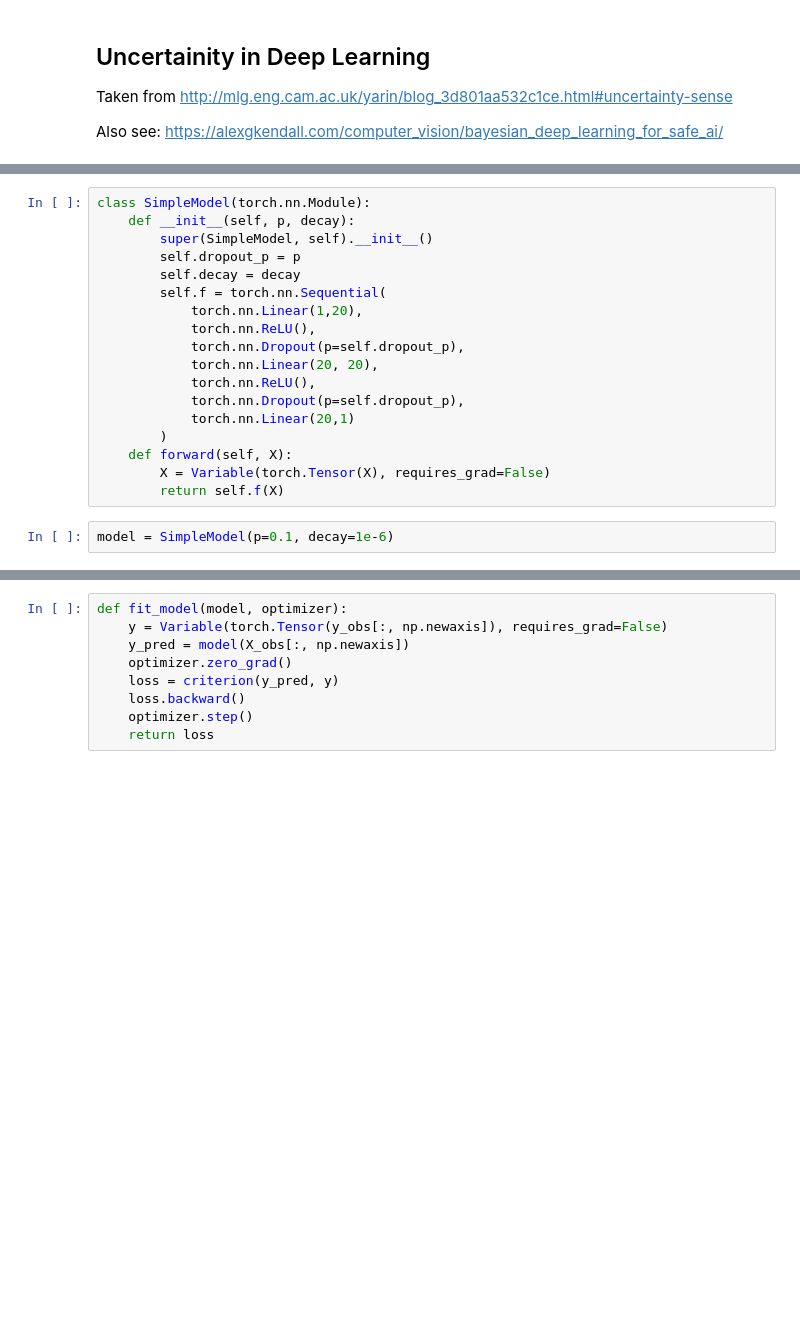
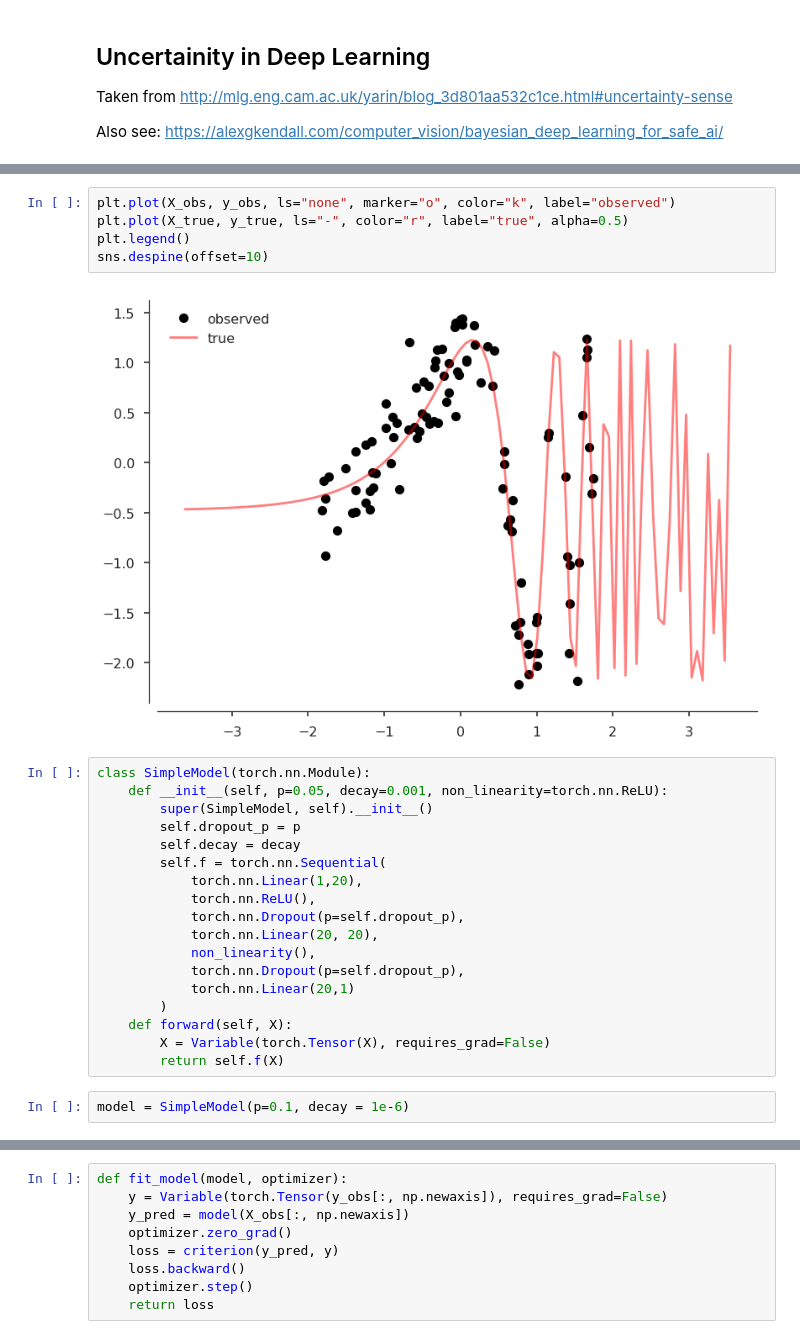
Before and after one commit to napsternxg/pytorch-practice, a Jupyter notebook: Pytorch+Uncertainity.ipynb, the cells around one changed output, grey strips where cells are left out. Drawn from its saved outputs; the diff is of its cells as text; blank space fills up the shorter version.

```diff
--- a/Pytorch+Uncertainity.ipynb
+++ b/Pytorch+Uncertainity.ipynb
@@ -38,6 +58,13 @@ X_true = (X_true - X_mean) / X_std
+# %%
+plt.plot(X_obs, y_obs, ls="none", marker="o", color="k", label="observed")
+plt.plot(X_true, y_true, ls="-", color="r", label="true", alpha=0.5)
+plt.legend()
+sns.despine(offset=10)
+# %% [output]
+[figure, added]
 # %%
 class SimpleModel(torch.nn.Module):
-    def __init__(self, p, decay):
+    def __init__(self, p=0.05, decay=0.001, non_linearity=torch.nn.ReLU):
         super(SimpleModel, self).__init__()
         self.dropout_p = p
         self.decay = decay
@@ -46,7 +73,7 @@ class SimpleModel(torch.nn.Module):
             torch.nn.ReLU(),
             torch.nn.Dropout(p=self.dropout_p),
             torch.nn.Linear(20, 20),
-            torch.nn.ReLU(),
+            non_linearity(),
             torch.nn.Dropout(p=self.dropout_p),
             torch.nn.Linear(20,1)
         )
@@ -54,5 +81,5 @@ class SimpleModel(torch.nn.Module):
         X = Variable(torch.Tensor(X), requires_grad=False)
         return self.f(X)
 # %%
-model = SimpleModel(p=0.1, decay=1e-6)
+model = SimpleModel(p=0.1, decay = 1e-6)
 # %%
```
Also changed, not shown: parts of 17 cells of this notebook, 5 other files.
